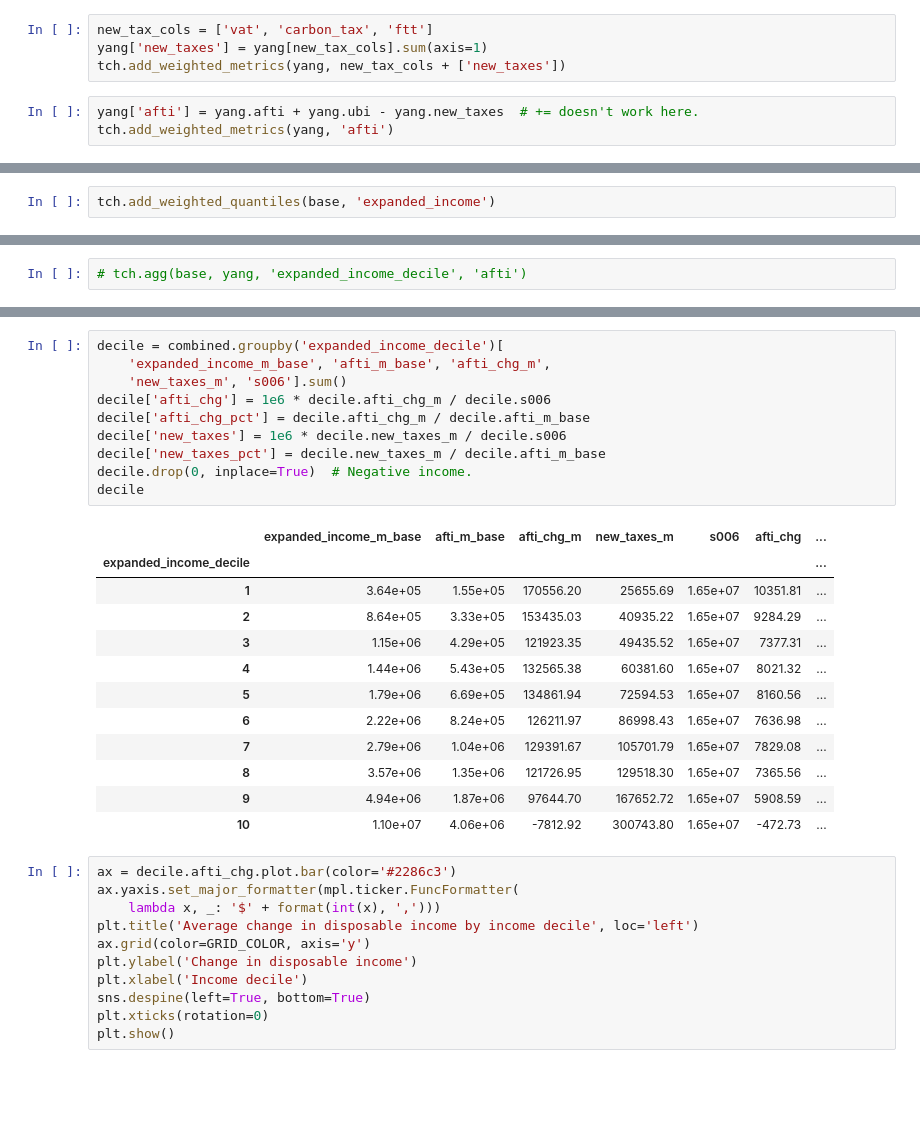
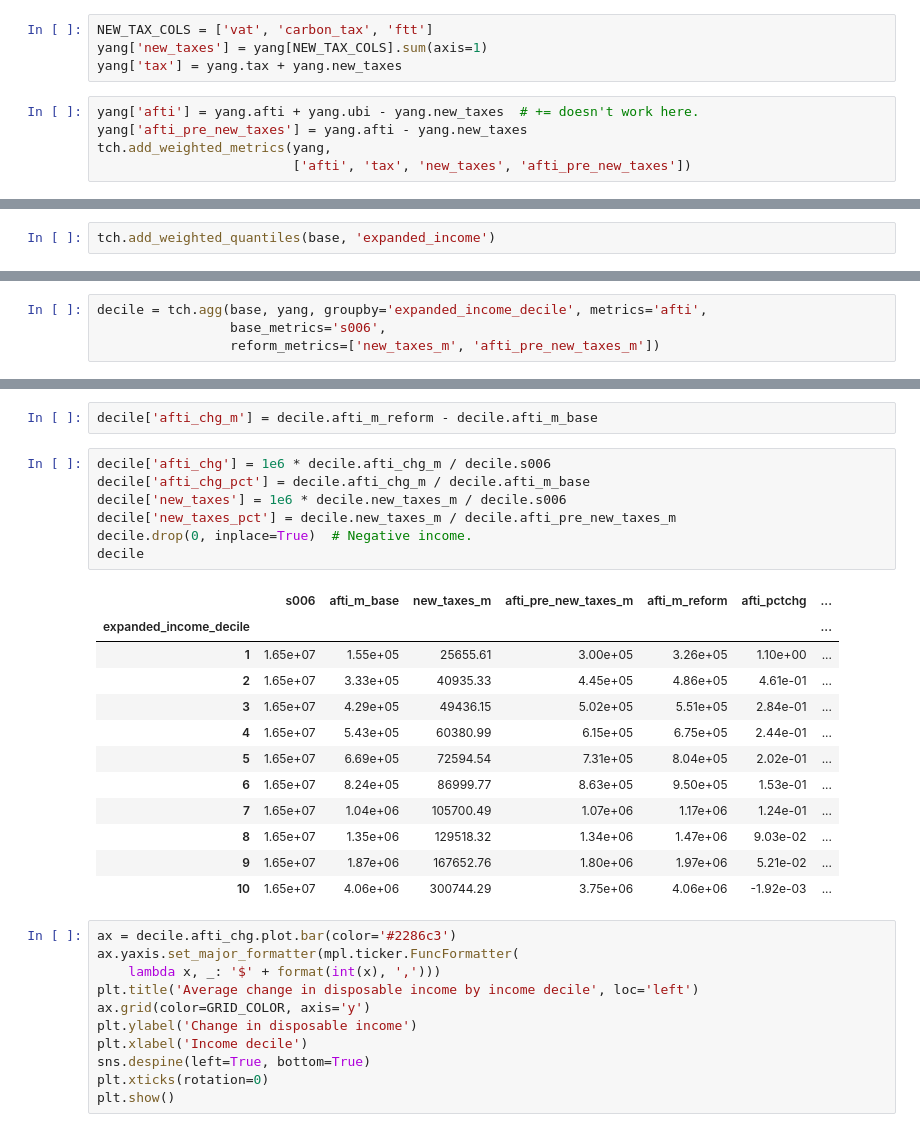
Before and after one commit to UBICenter/ubi-center, a Jupyter notebook: notebooks/yang/yang.ipynb, the cells around one changed output, grey strips where cells are left out. Saved outputs shown, nothing was run; the diff lists cells and outputs as text; blank space fills up the shorter version.

```diff
--- a/notebooks/yang/yang.ipynb
+++ b/notebooks/yang/yang.ipynb
@@ -184,12 +172,14 @@ carbon_tax    189.62
 ftt            50.00
 dtype: float64
 # %%
-new_tax_cols = ['vat', 'carbon_tax', 'ftt']
-yang['new_taxes'] = yang[new_tax_cols].sum(axis=1)
-tch.add_weighted_metrics(yang, new_tax_cols + ['new_taxes'])
+NEW_TAX_COLS = ['vat', 'carbon_tax', 'ftt']
+yang['new_taxes'] = yang[NEW_TAX_COLS].sum(axis=1)
+yang['tax'] = yang.tax + yang.new_taxes
 # %%
 yang['afti'] = yang.afti + yang.ubi - yang.new_taxes  # += doesn't work here.
-tch.add_weighted_metrics(yang, 'afti')
+yang['afti_pre_new_taxes'] = yang.afti - yang.new_taxes
+tch.add_weighted_metrics(yang,
+                         ['afti', 'tax', 'new_taxes', 'afti_pre_new_taxes'])
 # %% [markdown]
 ### Budgetary impact
 # %%
@@ -299,2 +307,4 @@ tch.add_weighted_quantiles(base, 'expanded_income')
 # %%
-# tch.agg(base, yang, 'expanded_income_decile', 'afti')
+decile = tch.agg(base, yang, groupby='expanded_income_decile', metrics='afti',
+                 base_metrics='s006',
+                 reform_metrics=['new_taxes_m', 'afti_pre_new_taxes_m'])
@@ -327,26 +327,25 @@ Index(['RECID_base', 'vet_ben_base', 'other_ben_base', 'mcare_ben_base',
+# %%
+decile['afti_chg_m'] = decile.afti_m_reform - decile.afti_m_base
 # %%
-decile = combined.groupby('expanded_income_decile')[
-    'expanded_income_m_base', 'afti_m_base', 'afti_chg_m',
-    'new_taxes_m', 's006'].sum()
 decile['afti_chg'] = 1e6 * decile.afti_chg_m / decile.s006
 decile['afti_chg_pct'] = decile.afti_chg_m / decile.afti_m_base
 decile['new_taxes'] = 1e6 * decile.new_taxes_m / decile.s006
-decile['new_taxes_pct'] = decile.new_taxes_m / decile.afti_m_base
+decile['new_taxes_pct'] = decile.new_taxes_m / decile.afti_pre_new_taxes_m
 decile.drop(0, inplace=True)  # Negative income.
 decile
 # %% [output]
-|  | expanded_income_m_base | afti_m_base | afti_chg_m | new_taxes_m | s006 | afti_chg | ... |
+|  | s006 | afti_m_base | new_taxes_m | afti_pre_new_taxes_m | afti_m_reform | afti_pctchg | ... |
 | expanded_income_decile |  |  |  |  |  |  | ... |
-| 1 | 3.64e+05 | 1.55e+05 | 170556.20 | 25655.69 | 1.65e+07 | 10351.81 | ... |
-| 2 | 8.64e+05 | 3.33e+05 | 153435.03 | 40935.22 | 1.65e+07 | 9284.29 | ... |
-| 3 | 1.15e+06 | 4.29e+05 | 121923.35 | 49435.52 | 1.65e+07 | 7377.31 | ... |
-| 4 | 1.44e+06 | 5.43e+05 | 132565.38 | 60381.60 | 1.65e+07 | 8021.32 | ... |
-| 5 | 1.79e+06 | 6.69e+05 | 134861.94 | 72594.53 | 1.65e+07 | 8160.56 | ... |
-| 6 | 2.22e+06 | 8.24e+05 | 126211.97 | 86998.43 | 1.65e+07 | 7636.98 | ... |
-| 7 | 2.79e+06 | 1.04e+06 | 129391.67 | 105701.79 | 1.65e+07 | 7829.08 | ... |
-| 8 | 3.57e+06 | 1.35e+06 | 121726.95 | 129518.30 | 1.65e+07 | 7365.56 | ... |
-| 9 | 4.94e+06 | 1.87e+06 | 97644.70 | 167652.72 | 1.65e+07 | 5908.59 | ... |
-| 10 | 1.10e+07 | 4.06e+06 | -7812.92 | 300743.80 | 1.65e+07 | -472.73 | ... |
+| 1 | 1.65e+07 | 1.55e+05 | 25655.61 | 3.00e+05 | 3.26e+05 | 1.10e+00 | ... |
+| 2 | 1.65e+07 | 3.33e+05 | 40935.33 | 4.45e+05 | 4.86e+05 | 4.61e-01 | ... |
+| 3 | 1.65e+07 | 4.29e+05 | 49436.15 | 5.02e+05 | 5.51e+05 | 2.84e-01 | ... |
+| 4 | 1.65e+07 | 5.43e+05 | 60380.99 | 6.15e+05 | 6.75e+05 | 2.44e-01 | ... |
+| 5 | 1.65e+07 | 6.69e+05 | 72594.54 | 7.31e+05 | 8.04e+05 | 2.02e-01 | ... |
+| 6 | 1.65e+07 | 8.24e+05 | 86999.77 | 8.63e+05 | 9.50e+05 | 1.53e-01 | ... |
+| 7 | 1.65e+07 | 1.04e+06 | 105700.49 | 1.07e+06 | 1.17e+06 | 1.24e-01 | ... |
+| 8 | 1.65e+07 | 1.35e+06 | 129518.32 | 1.34e+06 | 1.47e+06 | 9.03e-02 | ... |
+| 9 | 1.65e+07 | 1.87e+06 | 167652.76 | 1.80e+06 | 1.97e+06 | 5.21e-02 | ... |
+| 10 | 1.65e+07 | 4.06e+06 | 300744.29 | 3.75e+06 | 4.06e+06 | -1.92e-03 | ... |
 # %%
 ax = decile.afti_chg.plot.bar(color='#2286c3')
 ax.yaxis.set_major_formatter(mpl.ticker.FuncFormatter(
```
Also changed, not shown: parts of 7 cells of this notebook.
